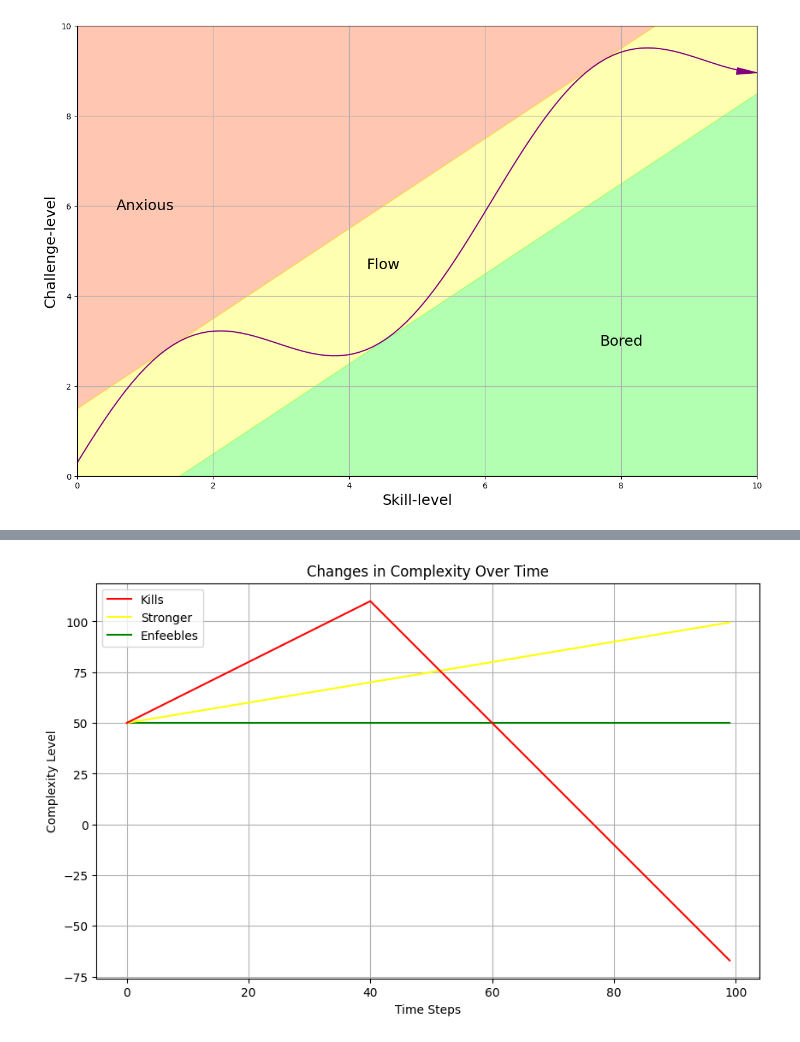
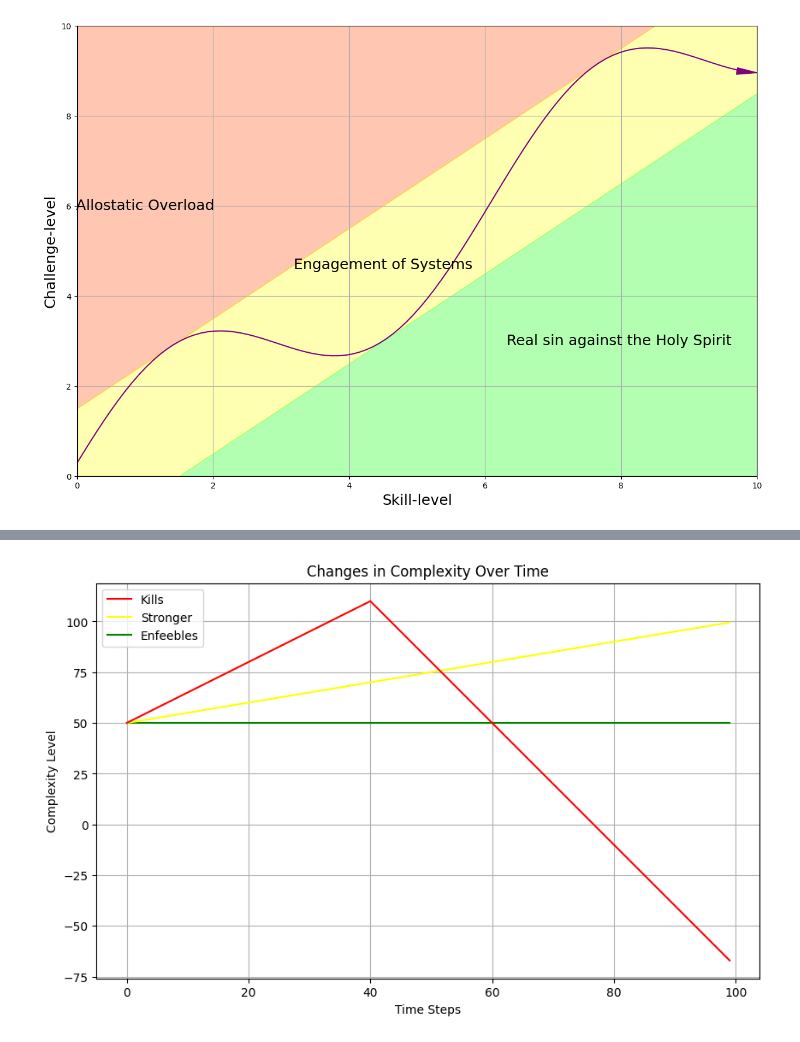
Before and after one commit to abikesa/existentialfatigue, a Jupyter notebook: _build/html/_sources/intro.ipynb, the cells around one changed output, grey strips where cells are left out. Drawn from its saved outputs; the diff is of its cells as text; code cells hidden in the pictures.

Commit message:
no kidding: yet another breakthru - anxiety,flow,boredom(sin against the spirit)

```diff
--- a/_build/html/_sources/intro.ipynb
+++ b/_build/html/_sources/intro.ipynb
@@ -25,37 +25,37 @@ plt.figure(figsize=(15, 10))
 plt.fill_between(skill_levels, yellow_zone_high, 10, color='orangered', alpha=0.3, label='Place/Identification', interpolate=True)
 plt.fill_between(skill_levels, 0, yellow_zone_low, color='lime', alpha=0.3, label='Time/Revelation', interpolate=True)
 plt.fill_between(skill_levels, yellow_zone_low, yellow_zone_high, color='yellow', alpha=0.3, label='Agent/Evolution', interpolate=True)
 
 # Plot the sinusoid function with the diagonal as its axis
 plt.plot(skill_levels, sinusoid, color='purple', linestyle='-')
 
 # Add arrowhead to the sinusoid line
 plt.arrow(skill_levels[-2], sinusoid[-2], skill_levels[-1] - skill_levels[-2], sinusoid[-1] - sinusoid[-2],
           color='purple', length_includes_head=True, head_width=0.15, head_length=0.3)
 
 # Set plot labels and title
 plt.xlabel('Skill-level', fontsize=18)
 plt.ylabel('Challenge-level', rotation='vertical', fontsize=18)
 
 # Set plot limits and grid
 plt.xlim(0, 10)
 plt.ylim(0, 10)
 plt.grid(True)
 
 # Set tick labels
 tick_labels = ['0', '2', '4', '6', '8', '10']
 plt.xticks(np.linspace(0, 10, 6), tick_labels)
 plt.yticks(np.linspace(0, 10, 6), tick_labels)
 
 # Add text annotations to label the areas without shaded background
-plt.text(1, 6, 'Anxious', color='black', ha='center', va='center', fontsize=18)
-plt.text(4.5, 4.7, 'Flow', color='black', ha='center', va='center', fontsize=18)
-plt.text(8, 3, 'Bored', color='black', ha='center', va='center', fontsize=18)
+plt.text(1, 6, 'Allostatic Overload', color='black', ha='center', va='center', fontsize=18)
+plt.text(4.5, 4.7, 'Engagement of Systems', color='black', ha='center', va='center', fontsize=18)
+plt.text(8, 3, 'Real sin against the Holy Spirit ', color='black', ha='center', va='center', fontsize=18)
 
 # Display the plot
 plt.show()
 # %% [output]
-[figure, old version]
+[figure, new version]
 # %% [markdown]
 #
 
```
Also changed, not shown: 7 other files.
